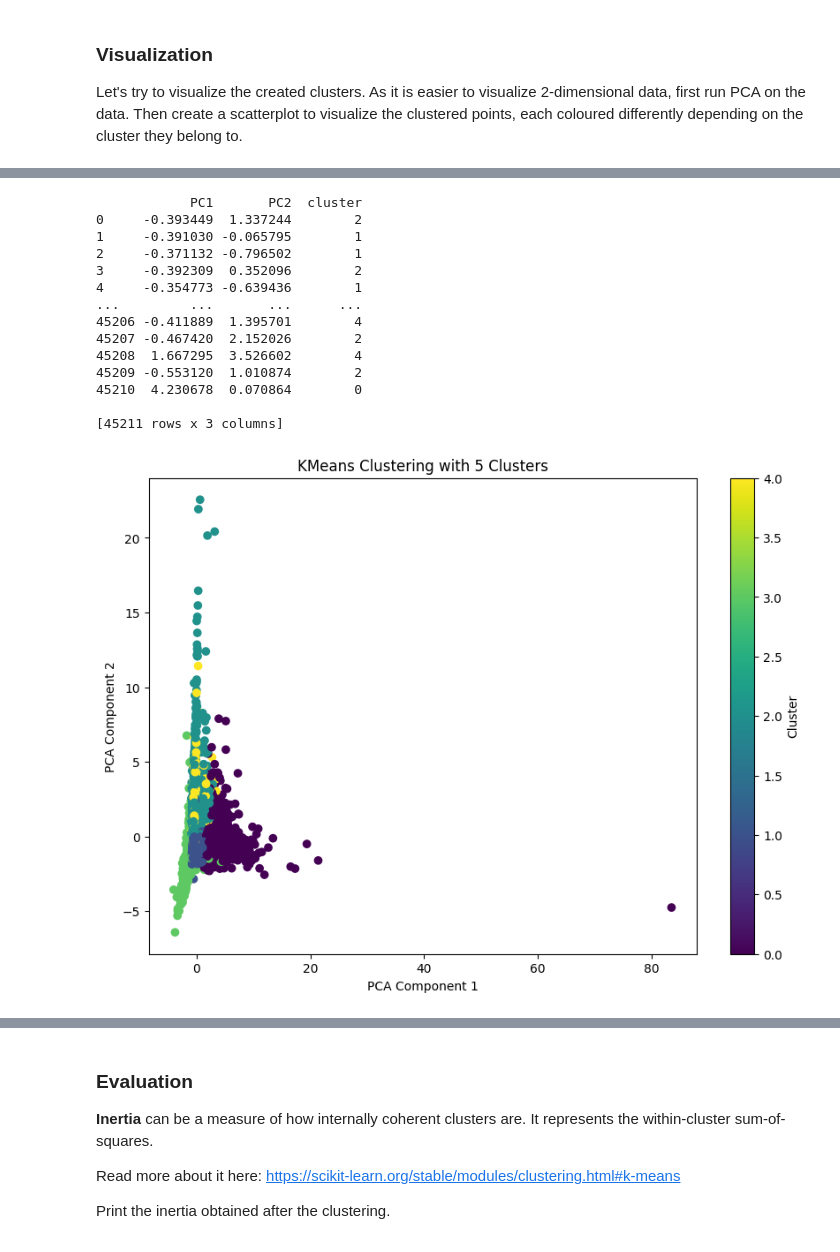
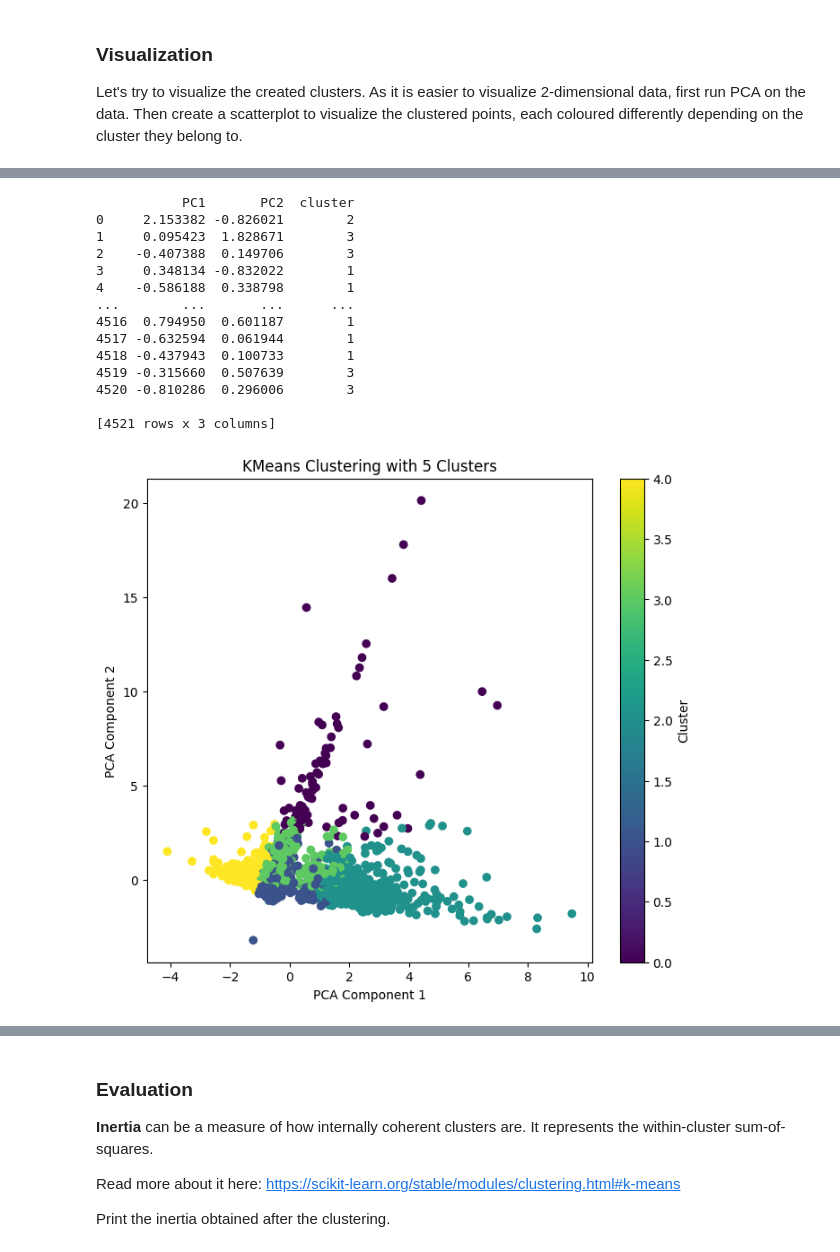
Before and after one commit to Edu963/python_projects, a Jupyter notebook: Clustering.ipynb, the cells around one changed output, grey strips where cells are left out. Cells and saved outputs as stored; diff of their text form; code cells hidden in the pictures.

```diff
--- a/Clustering.ipynb
+++ b/Clustering.ipynb
@@ -280,5 +248,0 @@ array([[<Axes: title={'center': 'age'}>,
-# %%
-# Apply KMeans clustering
-nb_clusters = 5
-kmeans = KMeans(n_clusters=nb_clusters)
-kmeans.fit(df_norm)
@@ -286,0 +249,3 @@ KMeans(n_clusters=5)
+# %%
+df_norm = df_norm.sample(frac=0.1).reset_index(drop=True)
+df_norm.head()
@@ -313,4 +313,5 @@ Let's try to visualize the created clusters. As it is easier to visualize 2-dime
 from sklearn.decomposition import PCA
 # Perform PCA to reduce to 2 dimensions
 pca = PCA(n_components=2)
-df_pca = pca.fit_transform(df_norm)
+df_pca =pd.DataFrame (data = pca.fit_transform(df_norm) , columns = ['PC1', 'PC2'])
+df_pca.head()
@@ -320,28 +325,31 @@ cluster_df['cluster'] = kmeans.labels_
+# %%
+df_pca['cluster'] = kmeans.labels_
 # %%
-print(cluster_df)
+print(df_pca)
 # %% [output]
-            PC1       PC2  cluster
-0     -0.393449  1.337244        2
-1     -0.391030 -0.065795        1
-2     -0.371132 -0.796502        1
-3     -0.392309  0.352096        2
-4     -0.354773 -0.639436        1
-...         ...       ...      ...
-45206 -0.411889  1.395701        4
-45207 -0.467420  2.152026        2
-45208  1.667295  3.526602        4
-45209 -0.553120  1.010874        2
-45210  4.230678  0.070864        0
+           PC1       PC2  cluster
+0     2.153382 -0.826021        2
+1     0.095423  1.828671        3
+2    -0.407388  0.149706        3
+3     0.348134 -0.832022        1
+4    -0.586188  0.338798        1
+...        ...       ...      ...
+4516  0.794950  0.601187        1
+4517 -0.632594  0.061944        1
+4518 -0.437943  0.100733        1
+4519 -0.315660  0.507639        3
+4520 -0.810286  0.296006        3
 
-[45211 rows x 3 columns]
+[4521 rows x 3 columns]
 # %%
 # Plotting the scatter plot
-plt.figure(figsize=(10, 7))
-plt.scatter(cluster_df['PC1'], cluster_df['PC2'], c=cluster_df['cluster'], cmap='viridis')
+plt.figure(figsize=(8, 7))
+#ax=fig.add_subplot(111)
+plt.scatter(df_pca['PC1'], df_pca['PC2'], c=df_pca['cluster'], cmap='viridis')
 plt.xlabel('PCA Component 1')
 plt.ylabel('PCA Component 2')
 plt.title('KMeans Clustering with 5 Clusters')
 plt.colorbar(label='Cluster')
 plt.show()
 # %% [output]
-[figure, old version]
+[figure, new version]
```
Also changed, not shown: parts of 35 cells of this notebook.
